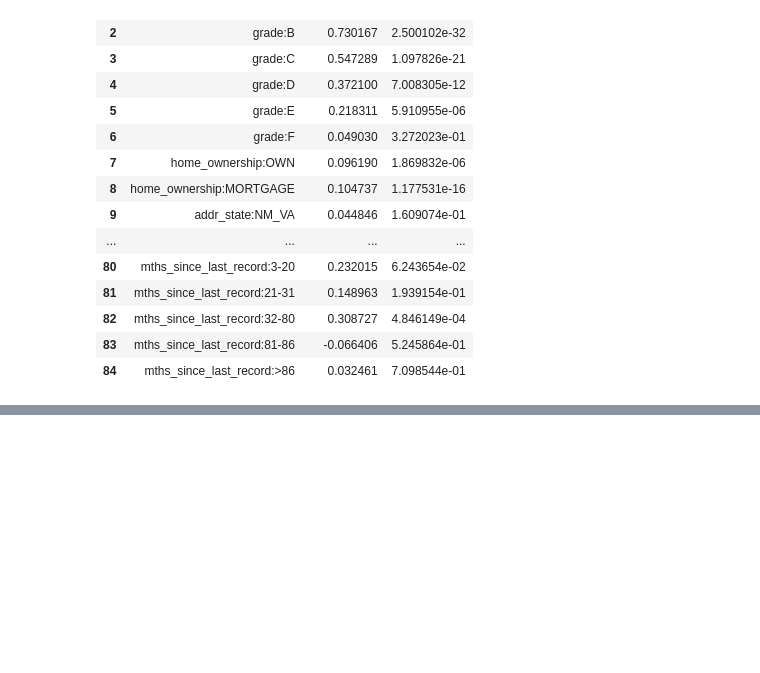
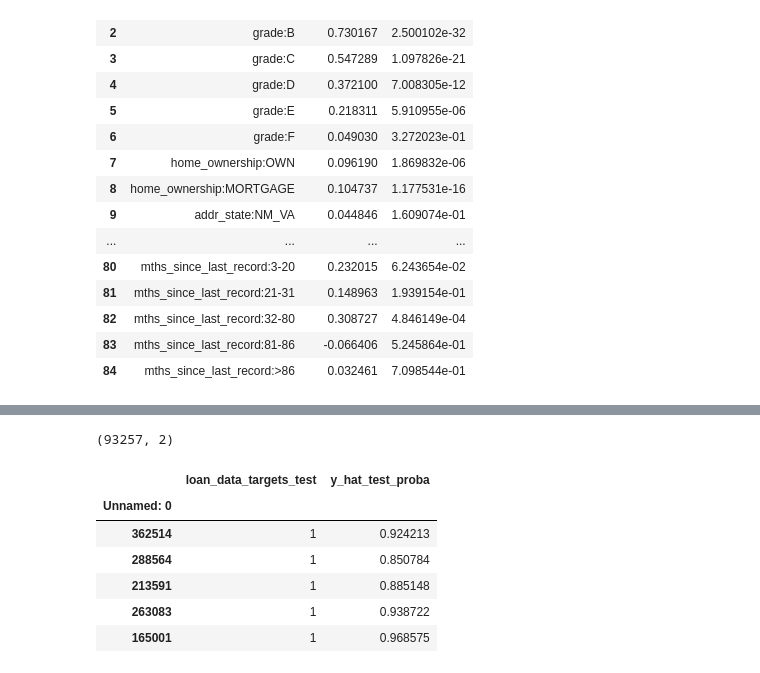
Before and after one commit to diyorarti/Credit_Risk_Model, a Jupyter notebook: modeling/model_1.ipynb, the cells around one changed output, grey strips where cells are left out. Cells and saved outputs as stored; diff of their text form; code cells hidden in the pictures; blank space fills up the shorter version.

```diff
--- a/modeling/model_1.ipynb
+++ b/modeling/model_1.ipynb
@@ -609,0 +780,22 @@ pickle.dump(reg2, open('model/pd_model.sav', 'wb'))
+# %%
+loan_data_targets_test_temp.reset_index(drop = True, inplace = True)
+# %%
+df_actual_predicted_probs = pd.concat([loan_data_targets_test_temp, pd.DataFrame(y_hat_test_proba)], axis = 1)
+# %%
+df_actual_predicted_probs.shape
+# %% [output]
+(93257, 2)
+# %%
+df_actual_predicted_probs.columns = ['loan_data_targets_test', 'y_hat_test_proba']
+# %%
+df_actual_predicted_probs.index = loan_data_inputs_test.index
+# %%
+df_actual_predicted_probs.head()
+# %% [output]
+|  | loan_data_targets_test | y_hat_test_proba |
+| Unnamed: 0 |  |  |
+| 362514 | 1 | 0.924213 |
+| 288564 | 1 | 0.850784 |
+| 213591 | 1 | 0.885148 |
+| 263083 | 1 | 0.938722 |
+| 165001 | 1 | 0.968575 |
```
Also changed, not shown: parts of 12 cells of this notebook.
